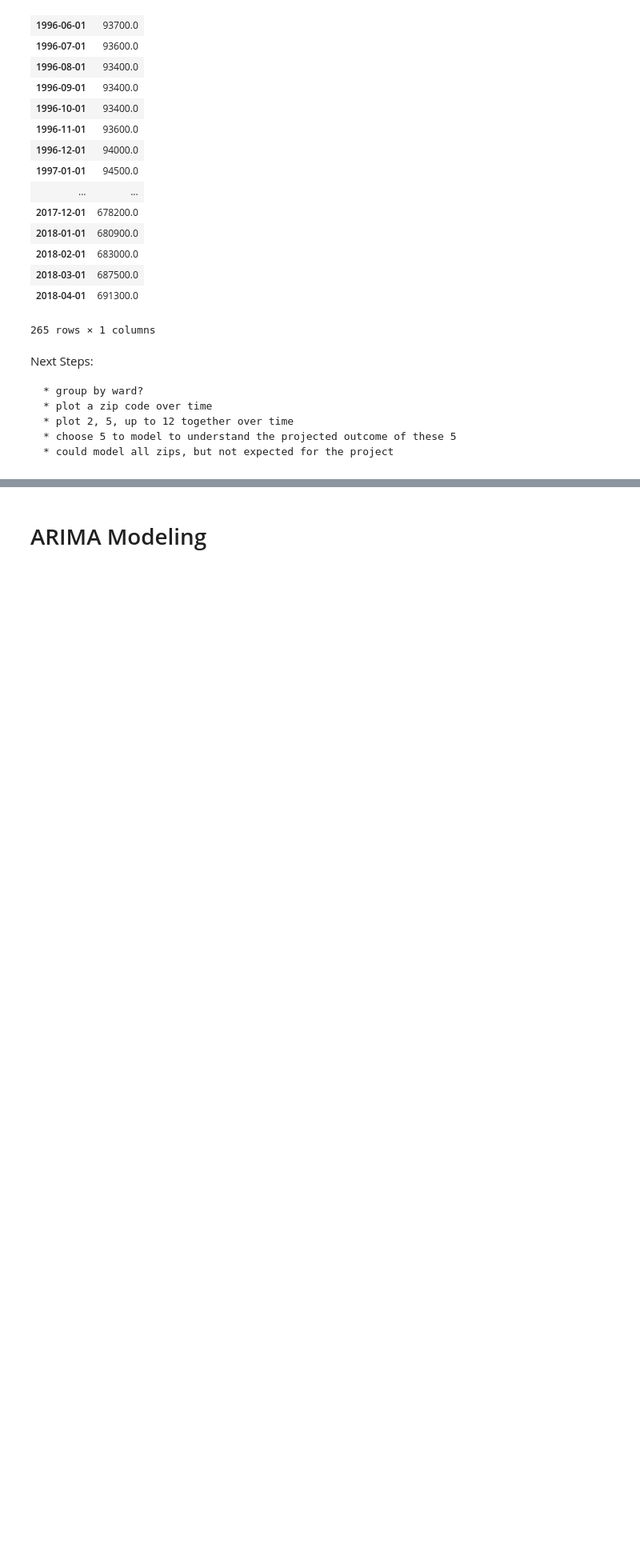
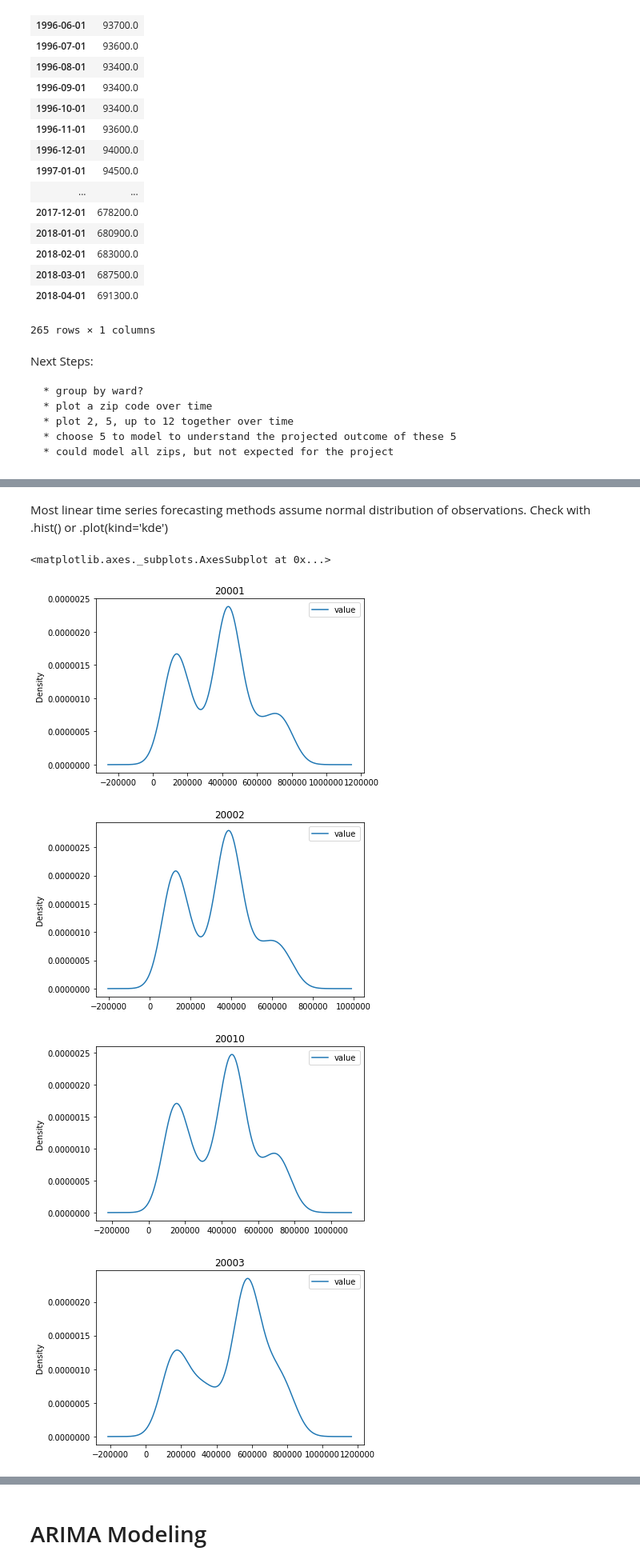
Before and after one commit to taramullin/Time-Series-Analysis_Zillow-Zipcode-Date, a Jupyter notebook: Time Series Analysis - Zillow Zip Codes.ipynb, the cells around one changed output, grey strips where cells are left out. Shown at 80% size. Saved outputs shown, nothing was run; the diff lists cells and outputs as text; code cells hidden in the pictures; blank space fills up the shorter version.

```diff
--- a/Time Series Analysis - Zillow Zip Codes.ipynb
+++ b/Time Series Analysis - Zillow Zip Codes.ipynb
@@ -239,2 +174,0 @@ zip_dict[20001].iloc[0,0]
-# %%
-zip_dict["20001_scaled"]=zip_dict[20001]-zip_dict[20001].iloc[0,0]
@@ -326,0 +345,14 @@ dtype: int64
+# %% [markdown]
+Most linear time series forecasting methods assume normal distribution of observations. Check with .hist() or .plot(kind='kde')
+# %%
+zip_dict[20001].plot(kind= 'kde', title='20001')
+zip_dict[20002].plot(kind='kde', title='20002')
+zip_dict[20010].plot(kind= 'kde', title='20010')
+zip_dict[20003].plot(kind= 'kde', title='20003')
+zip_dict[20009].plot(kind= 'kde', title='20009')
+# %% [output]
+<matplotlib.axes._subplots.AxesSubplot at 0x...>
+[figure, added]
+[figure, added]
+[figure, added]
+[figure, added]
```
Also changed, not shown: parts of 202 cells of this notebook.
